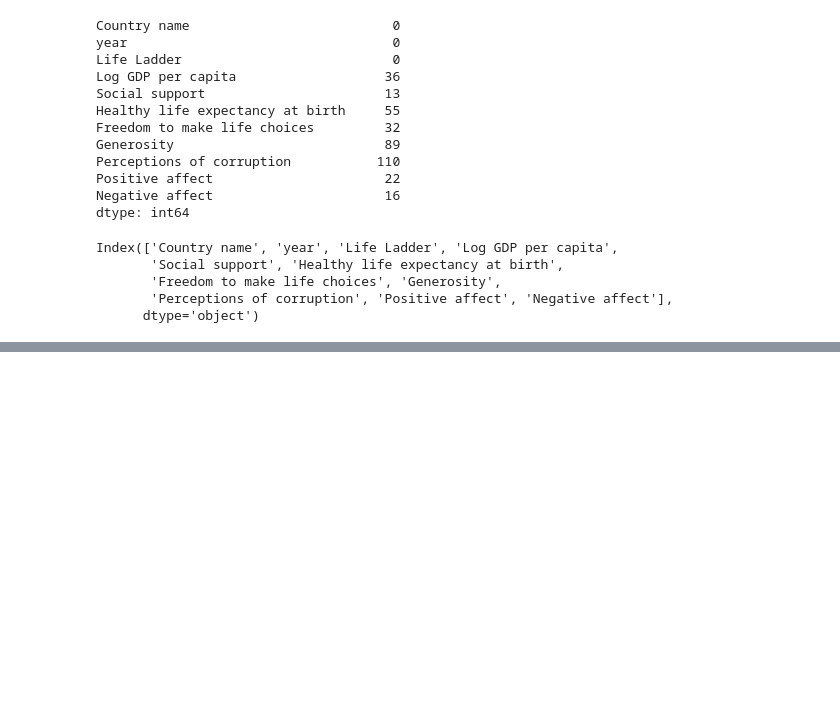
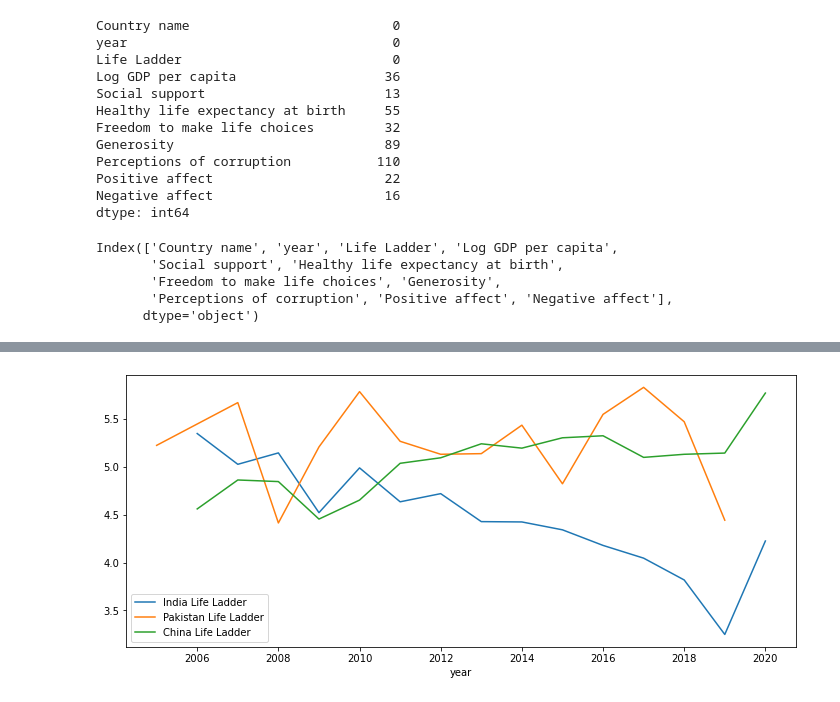
Before and after one commit to yashmathur0310/hackathon, a Jupyter notebook: plot.ipynb, the cells around one changed output, grey strips where cells are left out. Drawn from its saved outputs; the diff is of its cells as text; code cells hidden in the pictures; blank space fills up the shorter version.

```diff
--- a/plot.ipynb
+++ b/plot.ipynb
@@ -51,0 +52,6 @@ get_plot('India',columns[0])
+# %%
+get_plot('India',columns[0])
+get_plot('Pakistan',columns[0])
+get_plot('China',columns[0])
+# %% [output]
+[figure, added]
```
Also changed, not shown: parts of 9 cells of this notebook.
